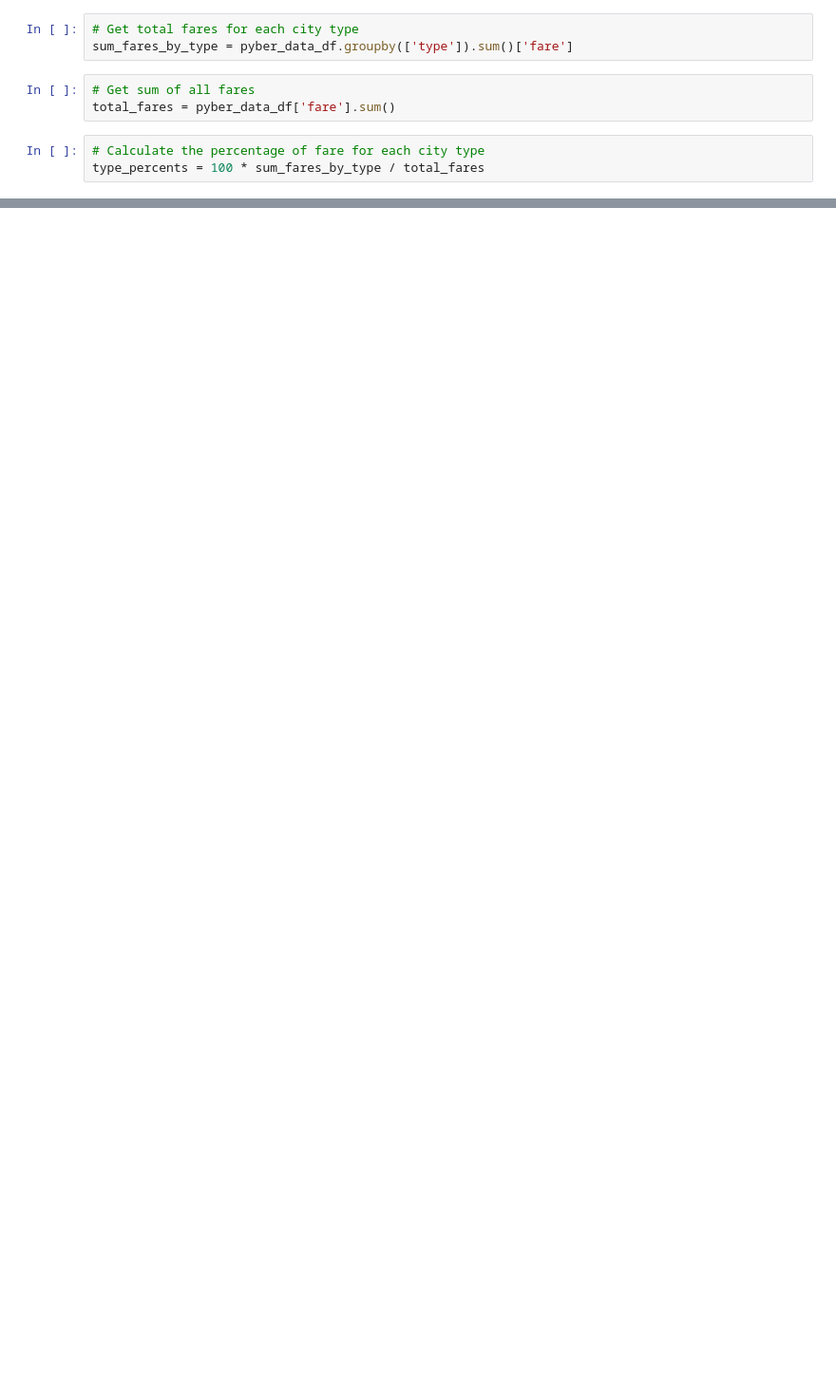
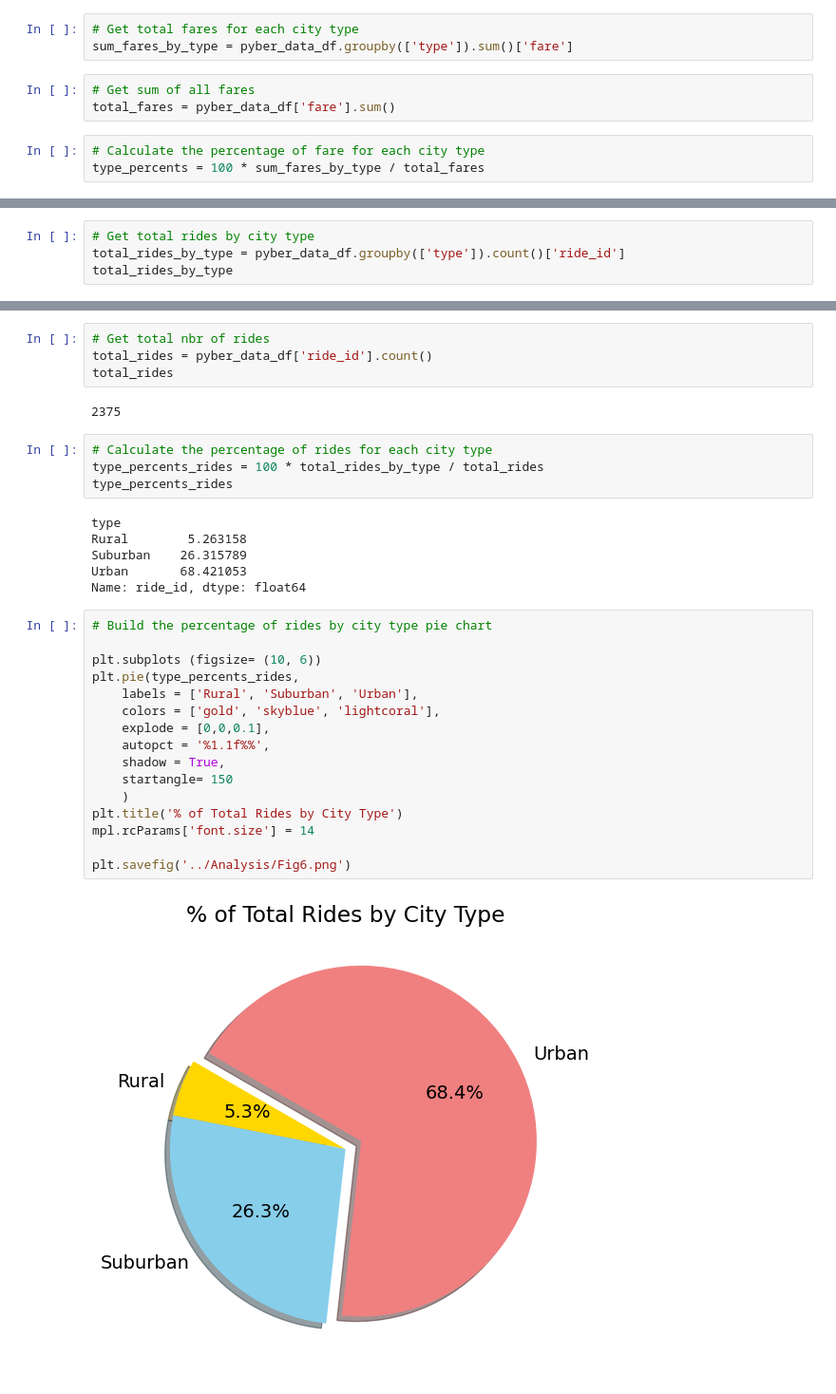
Before and after one commit to tashg23/pyber_analysis, a Jupyter notebook: Resources/pyber.ipynb, the cells around one changed output, grey strips where cells are left out. Shown at 95% size. Cells and saved outputs as stored; diff of their text form; blank space fills up the shorter version.

```diff
--- a/Resources/pyber.ipynb
+++ b/Resources/pyber.ipynb
@@ -596,0 +597,4 @@ plt.savefig('../Analysis/Fig5.png')
+# %%
+# Get total rides by city type
+total_rides_by_type = pyber_data_df.groupby(['type']).count()['ride_id']
+total_rides_by_type
@@ -596,0 +607,34 @@ plt.savefig('../Analysis/Fig5.png')
+# %%
+# Get total nbr of rides
+total_rides = pyber_data_df['ride_id'].count()
+total_rides
+# %% [output]
+2375
+# %%
+# Calculate the percentage of rides for each city type
+type_percents_rides = 100 * total_rides_by_type / total_rides
+type_percents_rides
+# %% [output]
+type
+Rural        5.263158
+Suburban    26.315789
+Urban       68.421053
+Name: ride_id, dtype: float64
+# %%
+# Build the percentage of rides by city type pie chart
+
+plt.subplots (figsize= (10, 6))
+plt.pie(type_percents_rides,
+    labels = ['Rural', 'Suburban', 'Urban'],
+    colors = ['gold', 'skyblue', 'lightcoral'],
+    explode = [0,0,0.1],
+    autopct = '%1.1f%%',
+    shadow = True,
+    startangle= 150
+    )
+plt.title('% of Total Rides by City Type')
+mpl.rcParams['font.size'] = 14
+
+plt.savefig('../Analysis/Fig6.png')
+# %% [output]
+[figure, added]
```
Also changed, not shown: parts of 15 cells of this notebook, 4 other files.
